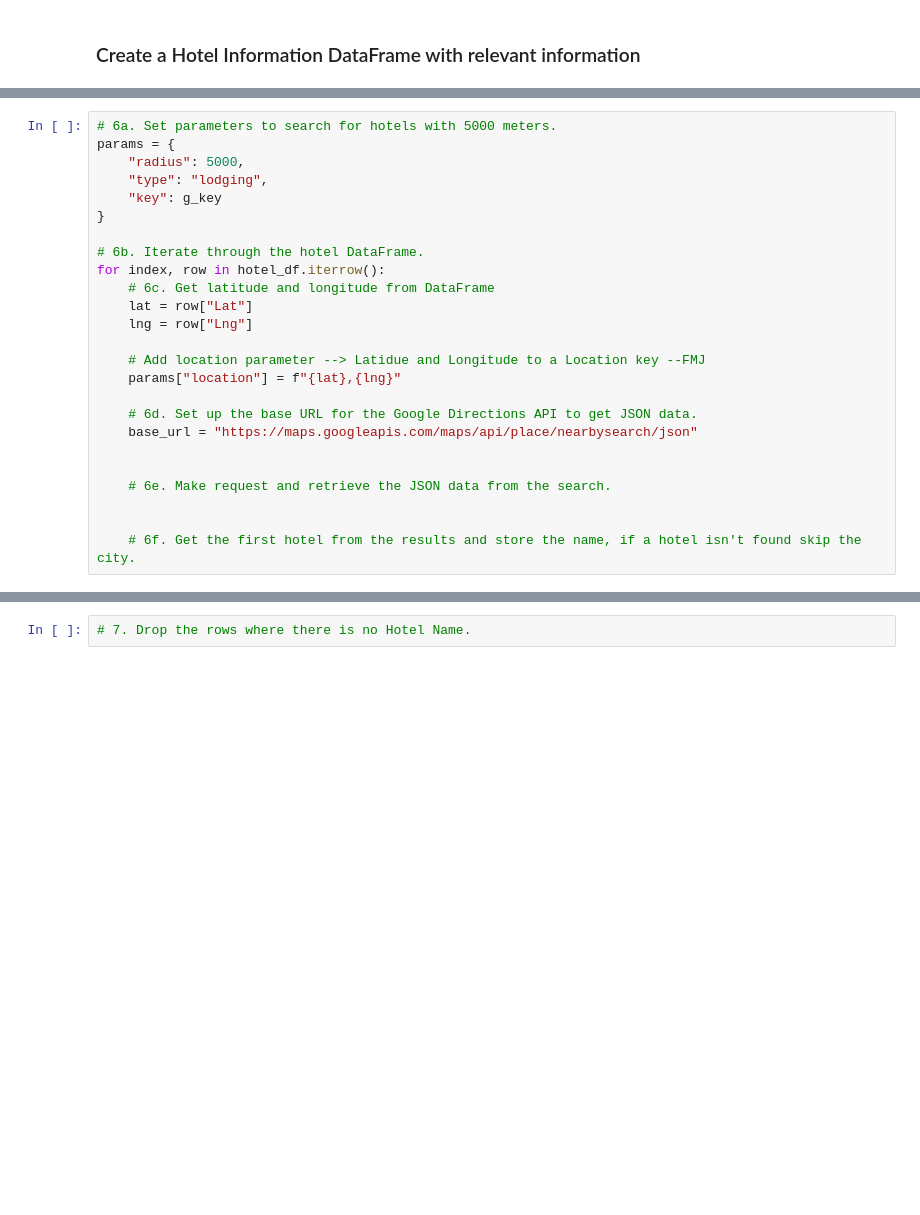
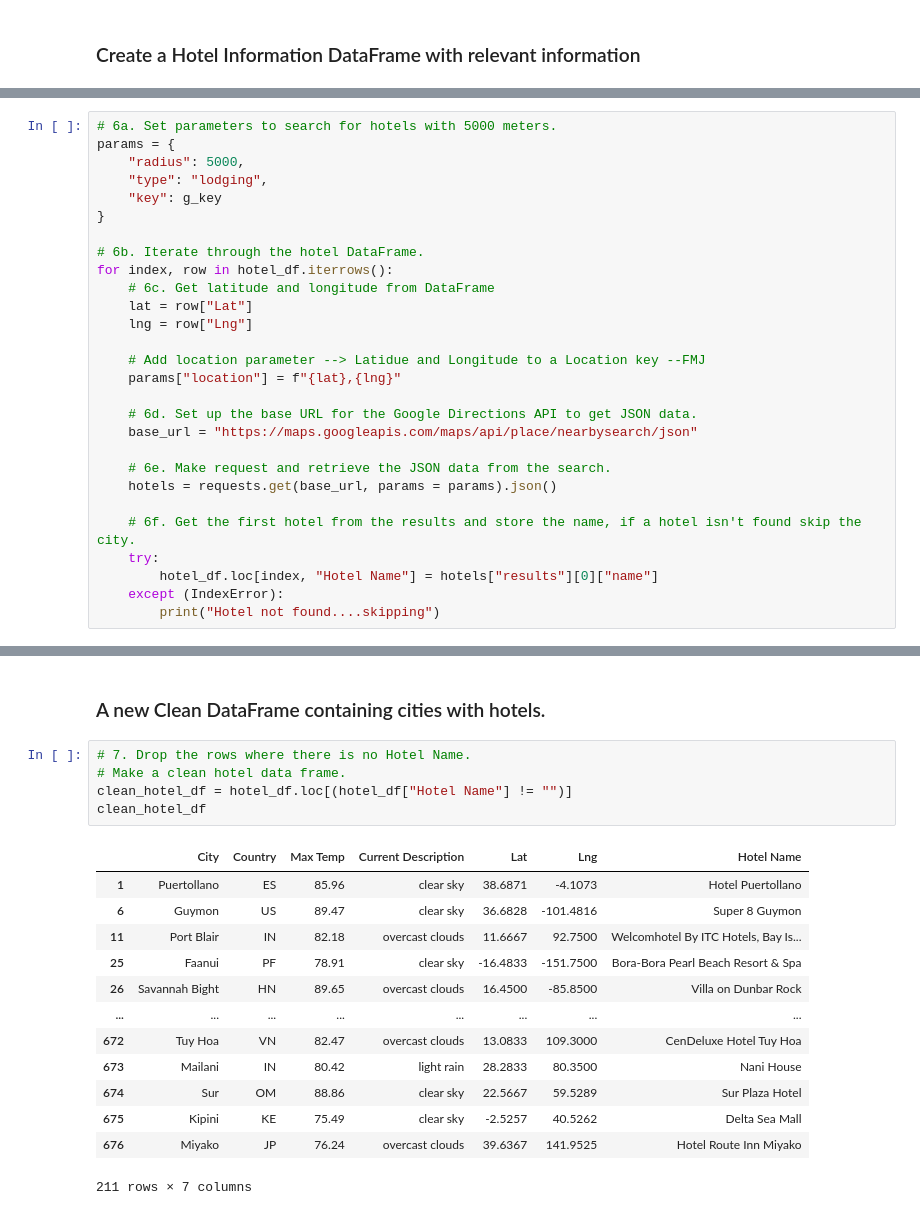
Before and after one commit to fmohiudd/World_Weather_Analysis, a Jupyter notebook: Vacation_Search/Vacation_Search.ipynb, the cells around one changed output, grey strips where cells are left out. Saved outputs shown, nothing was run; the diff lists cells and outputs as text; blank space fills up the shorter version.

```diff
--- a/Vacation_Search/Vacation_Search.ipynb
+++ b/Vacation_Search/Vacation_Search.ipynb
@@ -103,7 +122,7 @@ params = {
 }
 
 # 6b. Iterate through the hotel DataFrame.
-for index, row in hotel_df.iterrow():
+for index, row in hotel_df.iterrows():
     # 6c. Get latitude and longitude from DataFrame
     lat = row["Lat"]
     lng = row["Lng"]
@@ -114,8 +133,11 @@ for index, row in hotel_df.iterrow():
     # 6d. Set up the base URL for the Google Directions API to get JSON data.
     base_url = "https://maps.googleapis.com/maps/api/place/nearbysearch/json"
 
-
     # 6e. Make request and retrieve the JSON data from the search.
-
+    hotels = requests.get(base_url, params = params).json()
 
     # 6f. Get the first hotel from the results and store the name, if a hotel isn't found skip the city.
+    try:
+        hotel_df.loc[index, "Hotel Name"] = hotels["results"][0]["name"]
+    except (IndexError):
+        print("Hotel not found....skipping")
@@ -150,2 +188,21 @@ for index, row in hotel_df.iterrow():
+# %% [markdown]
+### A new Clean DataFrame containing cities with hotels.
 # %%
 # 7. Drop the rows where there is no Hotel Name.
+# Make a clean hotel data frame.
+clean_hotel_df = hotel_df.loc[(hotel_df["Hotel Name"] != "")]
+clean_hotel_df
+# %% [output]
+|  | City | Country | Max Temp | Current Description | Lat | Lng | Hotel Name |
+| 1 | Puertollano | ES | 85.96 | clear sky | 38.6871 | -4.1073 | Hotel Puertollano |
+| 6 | Guymon | US | 89.47 | clear sky | 36.6828 | -101.4816 | Super 8 Guymon |
+| 11 | Port Blair | IN | 82.18 | overcast clouds | 11.6667 | 92.7500 | Welcomhotel By ITC Hotels, Bay Is... |
+| 25 | Faanui | PF | 78.91 | clear sky | -16.4833 | -151.7500 | Bora-Bora Pearl Beach Resort & Spa |
+| 26 | Savannah Bight | HN | 89.65 | overcast clouds | 16.4500 | -85.8500 | Villa on Dunbar Rock |
+| ... | ... | ... | ... | ... | ... | ... | ... |
+| 672 | Tuy Hoa | VN | 82.47 | overcast clouds | 13.0833 | 109.3000 | CenDeluxe Hotel Tuy Hoa |
+| 673 | Mailani | IN | 80.42 | light rain | 28.2833 | 80.3500 | Nani House |
+| 674 | Sur | OM | 88.86 | clear sky | 22.5667 | 59.5289 | Sur Plaza Hotel |
+| 675 | Kipini | KE | 75.49 | clear sky | -2.5257 | 40.5262 | Delta Sea Mall |
+| 676 | Miyako | JP | 76.24 | overcast clouds | 39.6367 | 141.9525 | Hotel Route Inn Miyako |
+211 rows × 7 columns
```
Also changed, not shown: parts of 19 cells of this notebook, 14 other files.
